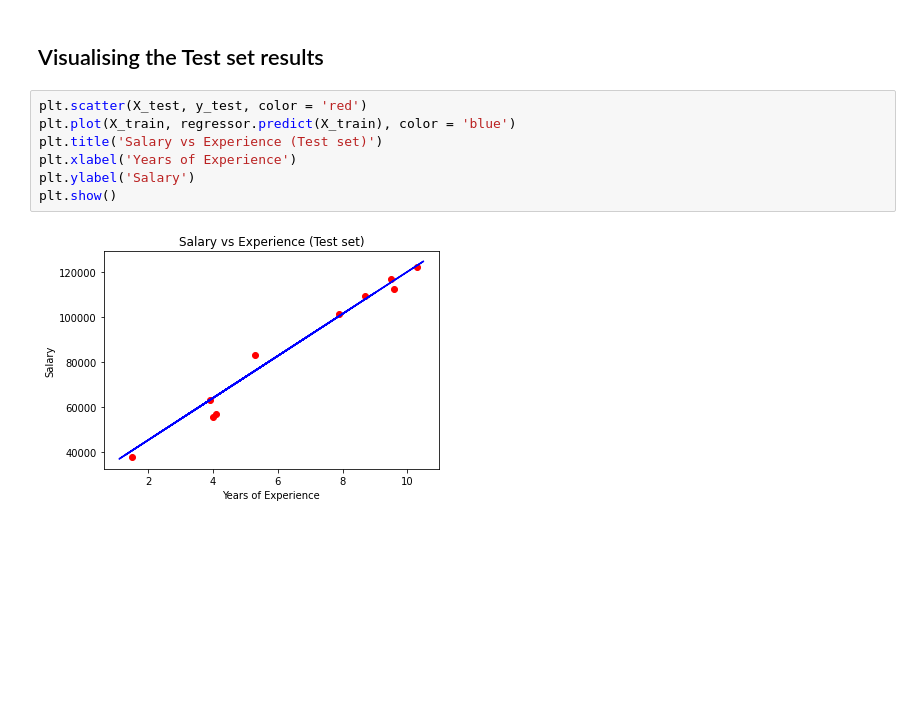
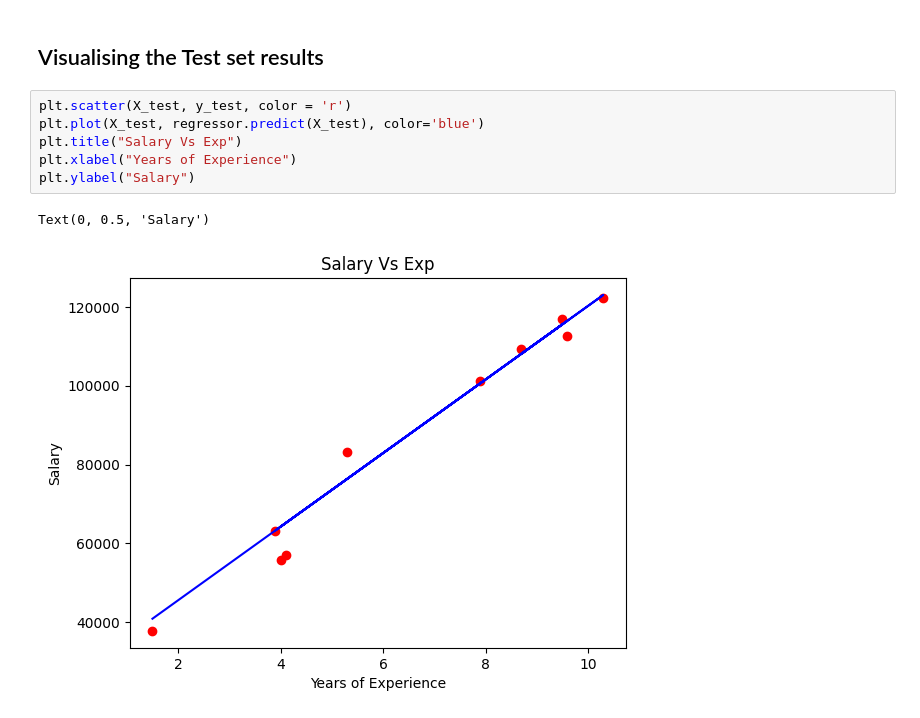
Before and after one commit to girishpatil1992/MachineLearningFromUdemy, a Jupyter notebook: simple_linear_regression.ipynb, the cells around one changed output. Cells and saved outputs as stored; diff of their text form; blank space fills up the shorter version.

```diff
--- a/simple_linear_regression.ipynb
+++ b/simple_linear_regression.ipynb
@@ -45,11 +45,11 @@ plt.show()
 # %% [markdown]
 ## Visualising the Test set results
 # %%
-plt.scatter(X_test, y_test, color = 'red')
-plt.plot(X_train, regressor.predict(X_train), color = 'blue')
-plt.title('Salary vs Experience (Test set)')
-plt.xlabel('Years of Experience')
-plt.ylabel('Salary')
-plt.show()
+plt.scatter(X_test, y_test, color = 'r')
+plt.plot(X_test, regressor.predict(X_test), color='blue')
+plt.title("Salary Vs Exp")
+plt.xlabel("Years of Experience")
+plt.ylabel("Salary")
 # %% [output]
+Text(0, 0.5, 'Salary')
-[figure, old version]
+[figure, new version]
```
Also changed, not shown: parts of 4 cells of this notebook.
